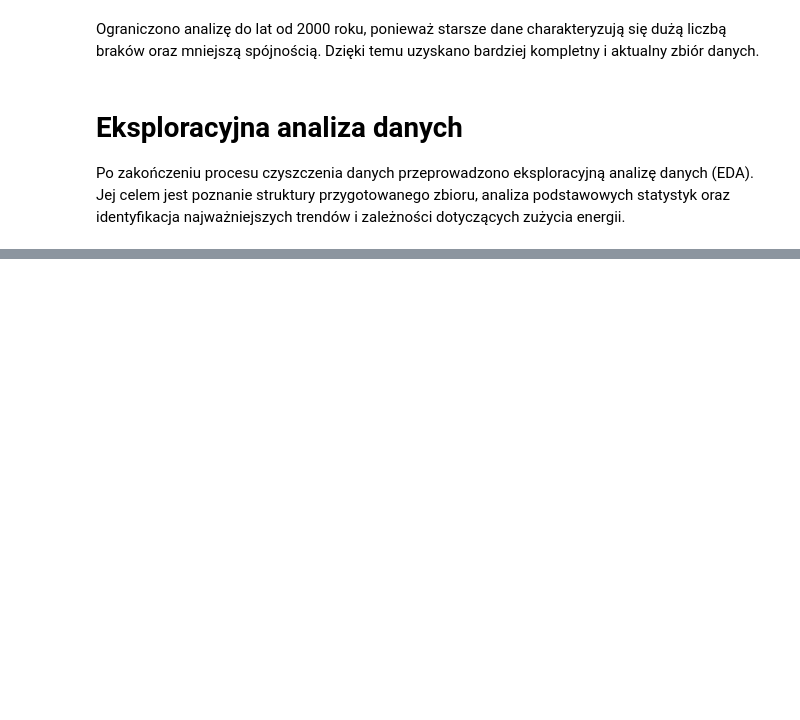
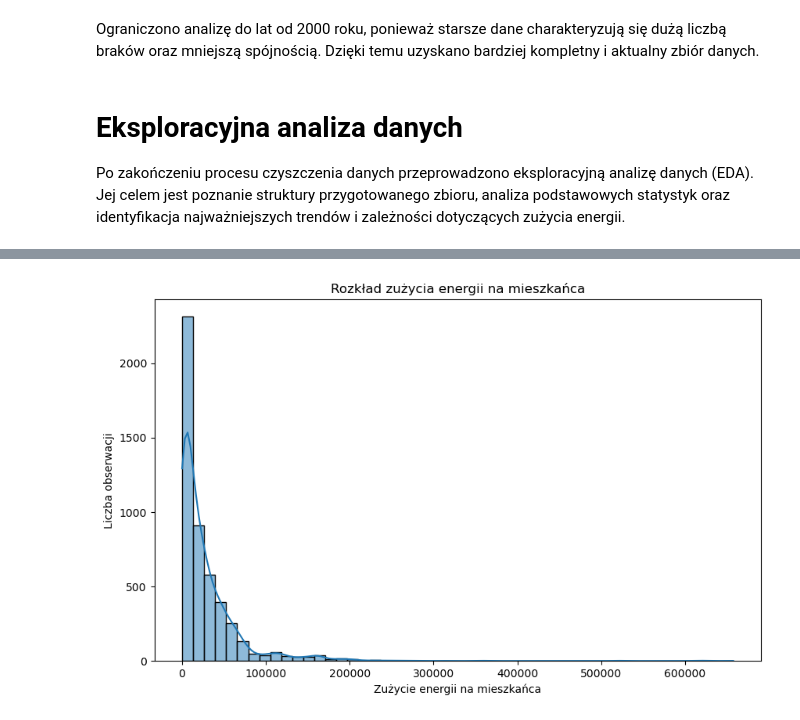
Before and after one commit to olaramota-beep/AWDP-projekt-do-oddania, a Jupyter notebook: Diagnostyka danych i wizualizacja.ipynb, the cells around one changed output, grey strips where cells are left out. Saved outputs shown, nothing was run; the diff lists cells and outputs as text; code cells hidden in the pictures; blank space fills up the shorter version.

```diff
--- a/Diagnostyka danych i wizualizacja.ipynb
+++ b/Diagnostyka danych i wizualizacja.ipynb
@@ -216,0 +259,6 @@ Po zakończeniu procesu czyszczenia danych przeprowadzono eksploracyjną analiz
+# %%
+# PKB na mieszkańca
+
+df['gdp_per_capita'] = df['gdp'] / df['population']
+
+df[['country', 'year', 'gdp', 'population', 'gdp_per_capita']].head()
@@ -216,0 +276,17 @@ Po zakończeniu procesu czyszczenia danych przeprowadzono eksploracyjną analiz
+# %%
+plt.figure(figsize=(10, 6))
+
+sns.histplot(
+    data=df,
+    x='energy_per_capita',
+    bins=50,
+    kde=True
+)
+
+plt.title('Rozkład zużycia energii na mieszkańca')
+plt.xlabel('Zużycie energii na mieszkańca')
+plt.ylabel('Liczba obserwacji')
+
+plt.show()
+# %% [output]
+[figure, added]
```
Also changed, not shown: parts of 12 cells of this notebook.
